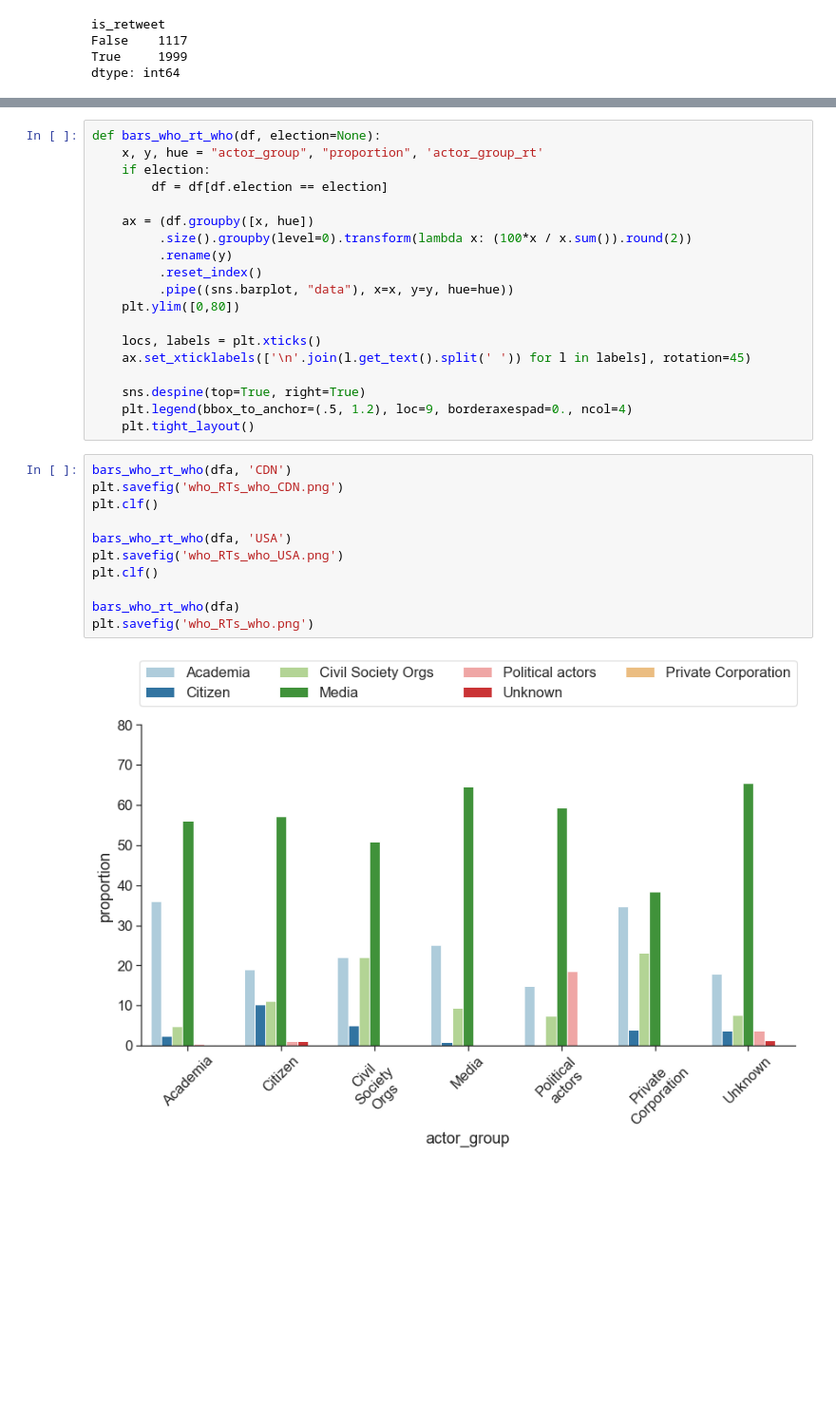
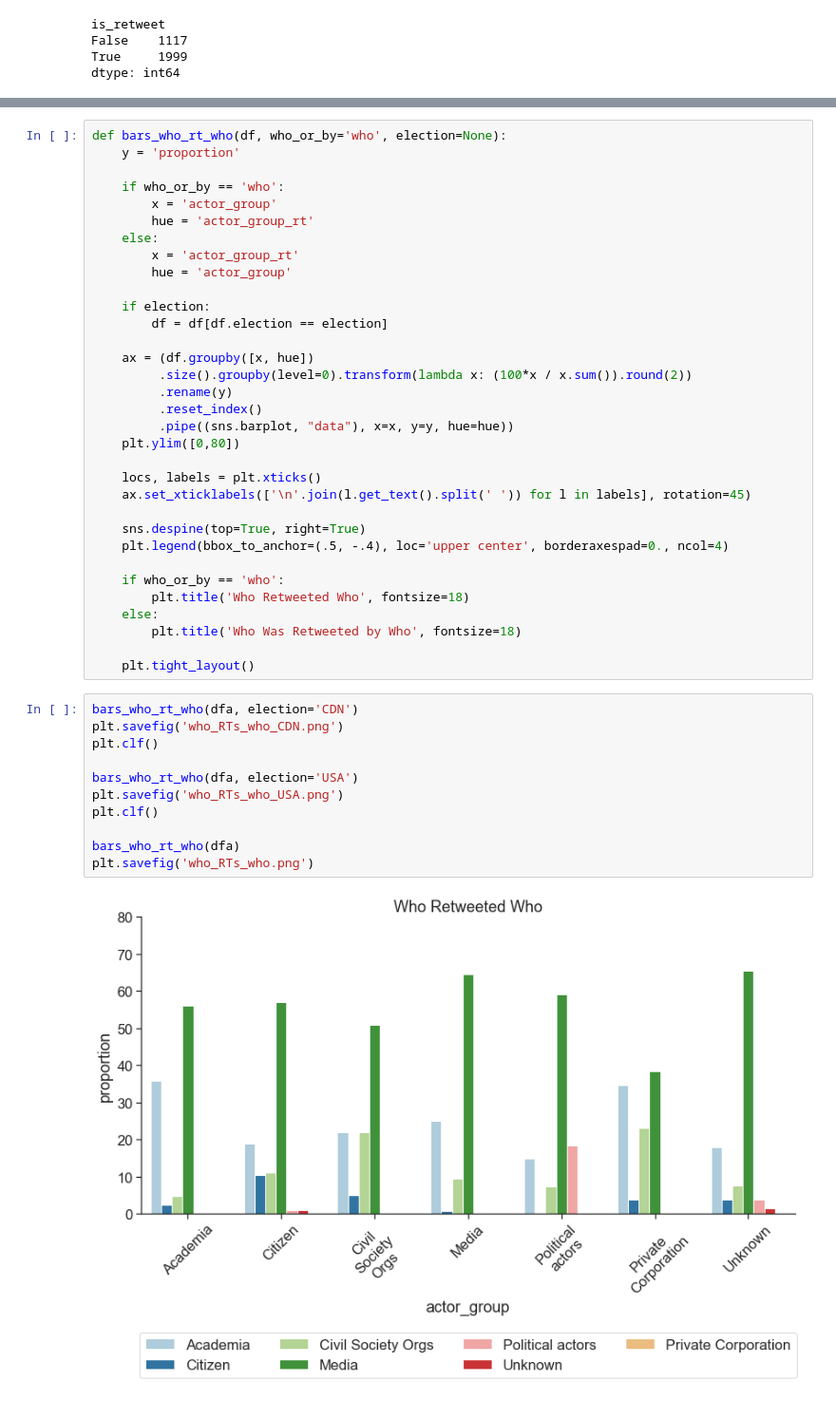
Before and after one commit to ScholCommLab/election-research-tweets, a Jupyter notebook: Election Tweet Analysis.ipynb, the cells around one changed output, grey strips where cells are left out. Shown at 95% size. Cells and saved outputs as stored; diff of their text form; blank space fills up the shorter version.

Commit message:
add some labels and a few more graphs

```diff
--- a/Election Tweet Analysis.ipynb
+++ b/Election Tweet Analysis.ipynb
@@ -237,8 +245,16 @@ Civil Society Orgs   RANDCorporation    114
                      EshbaughSoha         1
 dtype: int64
 # %%
-def bars_who_rt_who(df, election=None):
-    x, y, hue = "actor_group", "proportion", 'actor_group_rt'
+def bars_who_rt_who(df, who_or_by='who', election=None):
+    y = 'proportion'
+
+    if who_or_by == 'who':
+        x = 'actor_group'
+        hue = 'actor_group_rt'
+    else:
+        x = 'actor_group_rt'
+        hue = 'actor_group'
+
     if election:
         df = df[df.election == election]
 
@@ -253,18 +269,24 @@ def bars_who_rt_who(df, election=None):
     ax.set_xticklabels(['\n'.join(l.get_text().split(' ')) for l in labels], rotation=45)
 
     sns.despine(top=True, right=True)
-    plt.legend(bbox_to_anchor=(.5, 1.2), loc=9, borderaxespad=0., ncol=4)
+    plt.legend(bbox_to_anchor=(.5, -.4), loc='upper center', borderaxespad=0., ncol=4)
+
+    if who_or_by == 'who':
+        plt.title('Who Retweeted Who', fontsize=18)
+    else:
+        plt.title('Who Was Retweeted by Who', fontsize=18)
+
     plt.tight_layout()
 # %%
-bars_who_rt_who(dfa, 'CDN')
+bars_who_rt_who(dfa, election='CDN')
 plt.savefig('who_RTs_who_CDN.png')
 plt.clf()
 
-bars_who_rt_who(dfa, 'USA')
+bars_who_rt_who(dfa, election='USA')
 plt.savefig('who_RTs_who_USA.png')
 plt.clf()
 
 bars_who_rt_who(dfa)
 plt.savefig('who_RTs_who.png')
 # %% [output]
-[figure, old version]
+[figure, new version]
```
Also changed, not shown: parts of 17 cells of this notebook.
